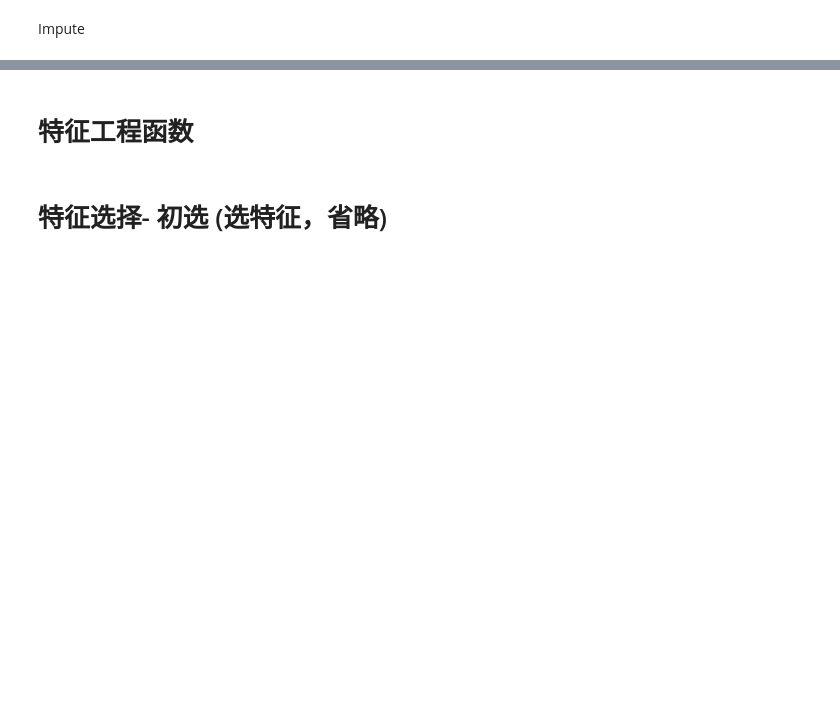
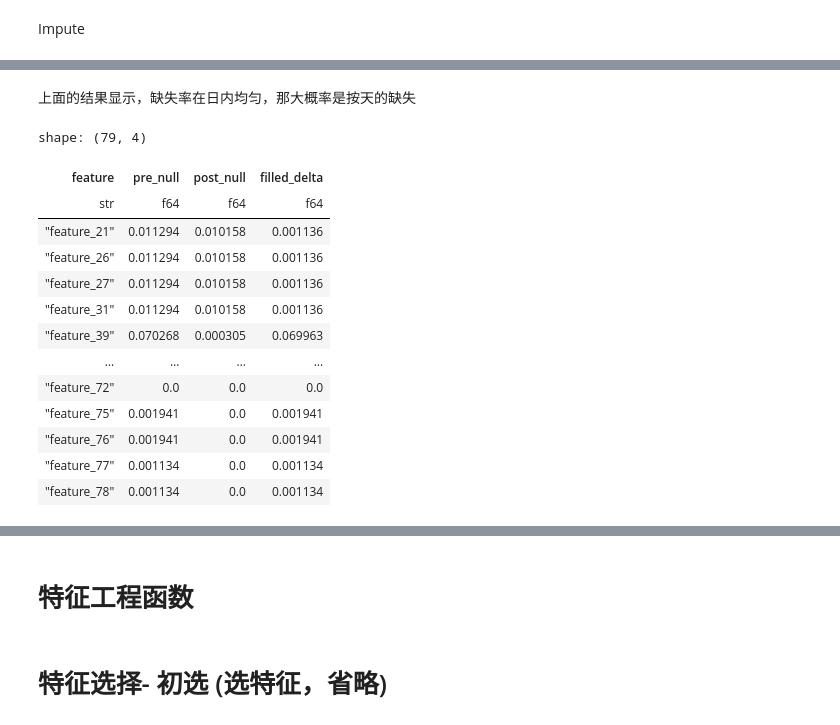
Before and after one commit to Jackson00Han/Jane-Street-Time-Series-Forecasting, a Jupyter notebook: main.ipynb, the cells around one changed output, grey strips where cells are left out. Cells and saved outputs as stored; diff of their text form; code cells hidden in the pictures; blank space fills up the shorter version.

```diff
--- a/main.ipynb
+++ b/main.ipynb
@@ -319,9 +319,20 @@ def causal_impute(
 # %%
-lf_clip = pl.scan_parquet(f"{P('local', cfg['paths']['cache'])}/clip.parquet")
+clip_path = Path(P("local", cfg["paths"]["cache"])) / "sample_clipped.parquet"
+lf_clip = pl.scan_parquet(str(clip_path))
+
+lf_clip = lf_clip.sort(['symbol_id', 'date_id', 'time_id'])
 lf_imp = causal_impute(
     lf=lf_clip,
-    features=FEATURE_ALL,
-    ensure_sorted=True
+    impute_cols=FEATURE_ALL,
+    open_tick_window=cfg['fill']['open_tick_window'],
+    ttl_days_open=cfg['fill']['ttl_days_open'],
+    intra_ffill_max_gap_ticks=cfg['fill']['intra_ffill_max_gap_ticks'],
+    ttl_days_same_tick=cfg['fill']['ttl_days_same_tick'],
+    is_sorted=True
 )
 
-lf_imp.collect(streaming=True).write_parquet(f"{P('local', cfg['paths']['cache'])}/imp.parquet", compression="zstd")
+# 保存结果
+imp_path = Path(P("local", cfg["paths"]["cache"])) / "sample_imputed.parquet"
+imp_path.parent.mkdir(parents=True, exist_ok=True)
+df_imp = lf_imp.collect(streaming=True)  # 流式
+df_imp.write_parquet(str(imp_path), compression="zstd")
@@ -327,0 +424,27 @@ lf_imp.collect(streaming=True).write_parquet(f"{P('local', cfg['paths']['cache']
+# %% [markdown]
+上面的结果显示，缺失率在日内均匀，那大概率是按天的缺失
+# %%
+pre_null = lf_clip.select([pl.col(c).is_null().mean().alias(c) for c in FEATURE_ALL]).collect()
+post_null = lf_imp.select([pl.col(c).is_null().mean().alias(c) for c in FEATURE_ALL]).collect()
+# melt 后拼起来看变化
+pre_m = pre_null.melt(variable_name="feature", value_name="pre_null")
+post_m = post_null.melt(variable_name="feature", value_name="post_null")
+summary = pre_m.join(post_m, on="feature").with_columns(
+    (pl.col("pre_null") - pl.col("post_null")).alias("filled_delta")
+).sort("post_null", descending=True)
+summary  # post_null 高的基本就是那 ~20 列
+# %% [output]
+shape: (79, 4)
+| feature | pre_null | post_null | filled_delta |
+| str | f64 | f64 | f64 |
+| "feature_21" | 0.011294 | 0.010158 | 0.001136 |
+| "feature_26" | 0.011294 | 0.010158 | 0.001136 |
+| "feature_27" | 0.011294 | 0.010158 | 0.001136 |
+| "feature_31" | 0.011294 | 0.010158 | 0.001136 |
+| "feature_39" | 0.070268 | 0.000305 | 0.069963 |
+| … | … | … | … |
+| "feature_72" | 0.0 | 0.0 | 0.0 |
+| "feature_75" | 0.001941 | 0.0 | 0.001941 |
+| "feature_76" | 0.001941 | 0.0 | 0.001941 |
+| "feature_77" | 0.001134 | 0.0 | 0.001134 |
+| "feature_78" | 0.001134 | 0.0 | 0.001134 |
```
Also changed, not shown: parts of 20 cells of this notebook, 1 other file.
